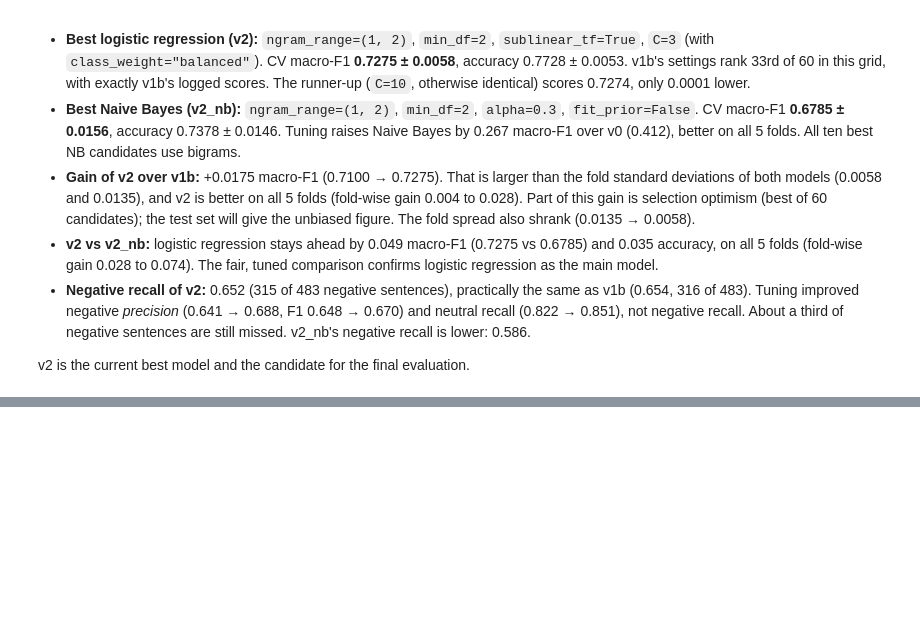
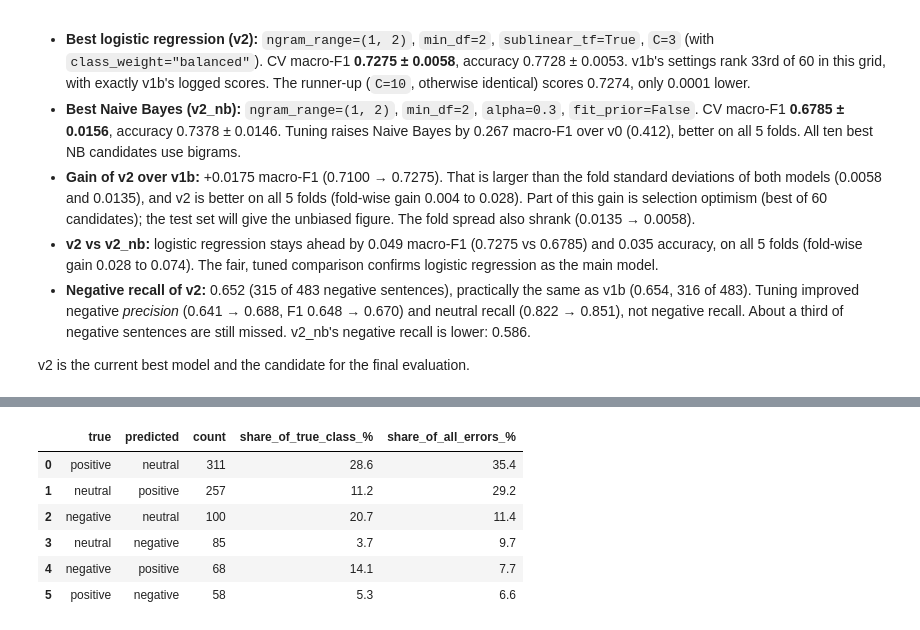
Before and after one commit to santi753/IU_Portafolio_Artificial_Intelligence, a Jupyter notebook: notebooks/02_training_evaluation.ipynb, the cells around one changed output, grey strips where cells are left out. Cells and saved outputs as stored; diff of their text form; code cells hidden in the pictures; blank space fills up the shorter version.

```diff
--- a/notebooks/02_training_evaluation.ipynb
+++ b/notebooks/02_training_evaluation.ipynb
@@ -532,0 +579,10 @@ v2 is the current best model and the candidate for the final evaluation.
+# %%
+# Confusion matrix as counts and as row percentages (rows = true class)
+cm_counts = pd.DataFrame(
+    cm,
+    index=pd.Index(LABELS, name="true"),
+    columns=pd.Index(LABELS, name="predicted"),
+)
+cm_row_pct = (cm_counts.div(cm_counts.sum(axis=1), axis=0) * 100).round(1)
+display(cm_counts)
+display(cm_row_pct)
@@ -532,0 +600,25 @@ v2 is the current best model and the candidate for the final evaluation.
+# %%
+# Off-diagonal cells (the error types), largest first
+off_diag = pd.DataFrame(
+    [
+        {
+            "true": t,
+            "predicted": p,
+            "count": int(cm_counts.loc[t, p]),
+            "share_of_true_class_%": cm_row_pct.loc[t, p],
+            "share_of_all_errors_%": round(cm_counts.loc[t, p] / (cm.sum() - np.trace(cm)) * 100, 1),
+        }
+        for t in LABELS
+        for p in LABELS
+        if t != p
+    ]
+).sort_values("count", ascending=False, kind="stable").reset_index(drop=True)
+off_diag
+# %% [output]
+|  | true | predicted | count | share_of_true_class_% | share_of_all_errors_% |
+| 0 | positive | neutral | 311 | 28.6 | 35.4 |
+| 1 | neutral | positive | 257 | 11.2 | 29.2 |
+| 2 | negative | neutral | 100 | 20.7 | 11.4 |
+| 3 | neutral | negative | 85 | 3.7 | 9.7 |
+| 4 | negative | positive | 68 | 14.1 | 7.7 |
+| 5 | positive | negative | 58 | 5.3 | 6.6 |
```
Also changed, not shown: parts of 13 cells of this notebook, 7 other files.
